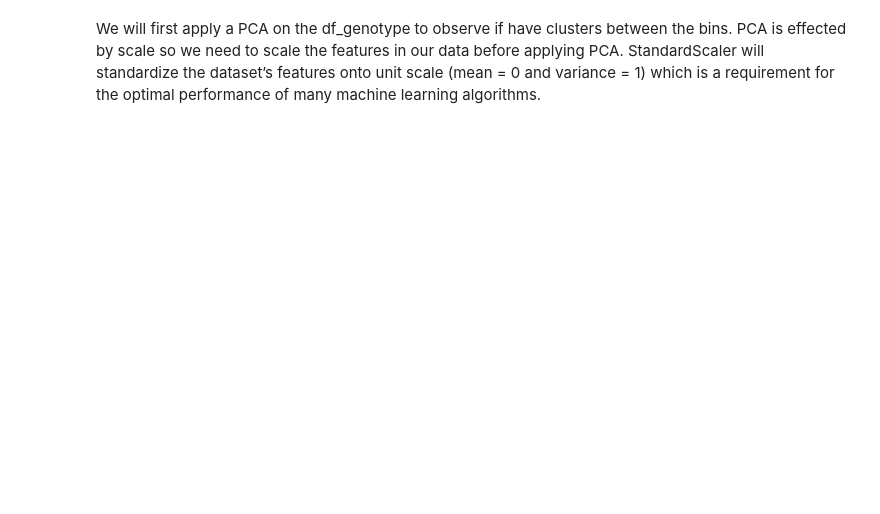
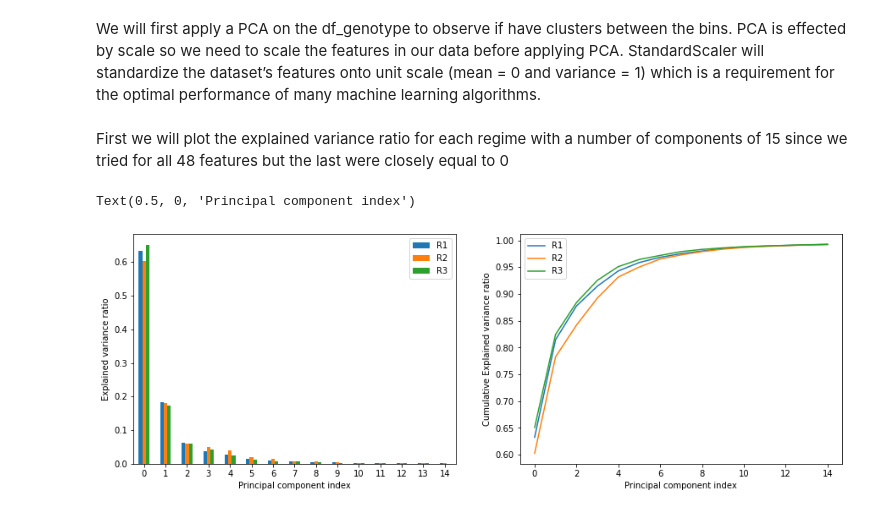
Before and after one commit to amirmahmoudi1967/Drosophila-Genetic-Analysis, a Jupyter notebook: Main.ipynb, the cells around one changed output. Cells and saved outputs as stored; diff of their text form; code cells hidden in the pictures; blank space fills up the shorter version.

```diff
--- a/Main.ipynb
+++ b/Main.ipynb
@@ -107,7 +164,7 @@ R_1=[]
 R_2=[]
 R_3=[]
 for info,data in df_genotype.iterrows():
-    data=list(data[:-1])
+    data=list(data)
     data.append(info[0])
     if info[1]==1:
         R_1.append(data)
@@ -115,9 +172,10 @@ for info,data in df_genotype.iterrows():
         R_2.append(data)
     elif info[1]==3:
         R_3.append(data)
-df_R1=pd.DataFrame(R_1,columns=df_genotype.columns)
-df_R2=pd.DataFrame(R_2,columns=df_genotype.columns)
-df_R3=pd.DataFrame(R_3,columns=df_genotype.columns)
+
+df_R1=pd.DataFrame(R_1,columns=list(df_genotype.columns)+['genotype'])
+df_R2=pd.DataFrame(R_2,columns=df_R1.columns)
+df_R3=pd.DataFrame(R_3,columns=df_R1.columns)
 # %%
 df_R1
 # %% [output]
@@ -147,9 +205,34 @@ def PCA_plot(df,n_components):
     pca=PCA(n_components=n_components)
     pca.fit(df_scaled)
     df_pca=pca.transform(df_scaled)
-    print(pca.explained_variance_ratio_)
-    print(abs(pca.components_))
-    plt.scatter(df_pca[:,0],df_pca[:,1],c=df[df.columns[-1]])
-    plt.xlabel('PCA 1')
-    plt.ylabel('PCA 2')
-    plt.show()
+    explained_variance_pca=pca.explained_variance_ratio_
+    pca_comp=abs(pca.components_)
+    if n_components==2:
+        plt.scatter(df_pca[:,0],df_pca[:,1],c=df[df.columns[-1]])
+        plt.xlabel('PCA 1')
+        plt.ylabel('PCA 2')
+        plt.show()
+    return explained_variance_pca,pca_comp
+# %% [markdown]
+First we will plot the explained variance ratio for each regime with a number of components of 15 since we tried for all 48 features but the last were closely equal to 0
+# %%
+exp_var_pca_R1,pca_comp_R1=PCA_plot(df_R1.loc[:,df_R1.columns!='genotype'],15)
+exp_var_pca_R2,pca_comp_R2=PCA_plot(df_R2.loc[:,df_R2.columns!='genotype'],15)
+exp_var_pca_R3,pca_comp_R3=PCA_plot(df_R3.loc[:,df_R3.columns!='genotype'],15)
+# %%
+"""
+Individual Explained Variance Ratio for each PCA & Cumulative Explained Variance Ratio
+"""
+df_exp_var_pca=pd.DataFrame(np.array([exp_var_pca_R1,exp_var_pca_R2,exp_var_pca_R3]).T,columns=['R1','R2','R3'])
+df_cum_exp_var_pca=df_exp_var_pca.cumsum()
+
+fig,ax=plt.subplots(1,2,figsize=(15,5))
+el=df_exp_var_pca.plot(kind='bar',ax=ax[0],rot=0)
+el.set_ylabel('Explained variance ratio')
+el.set_xlabel('Principal component index')
+el=df_cum_exp_var_pca.plot(ax=ax[1],rot=0)
+el.set_ylabel('Cumulative Explained variance ratio')
+el.set_xlabel('Principal component index')
+# %% [output]
+Text(0.5, 0, 'Principal component index')
+[figure, added]
```
Also changed, not shown: parts of 17 cells of this notebook.
